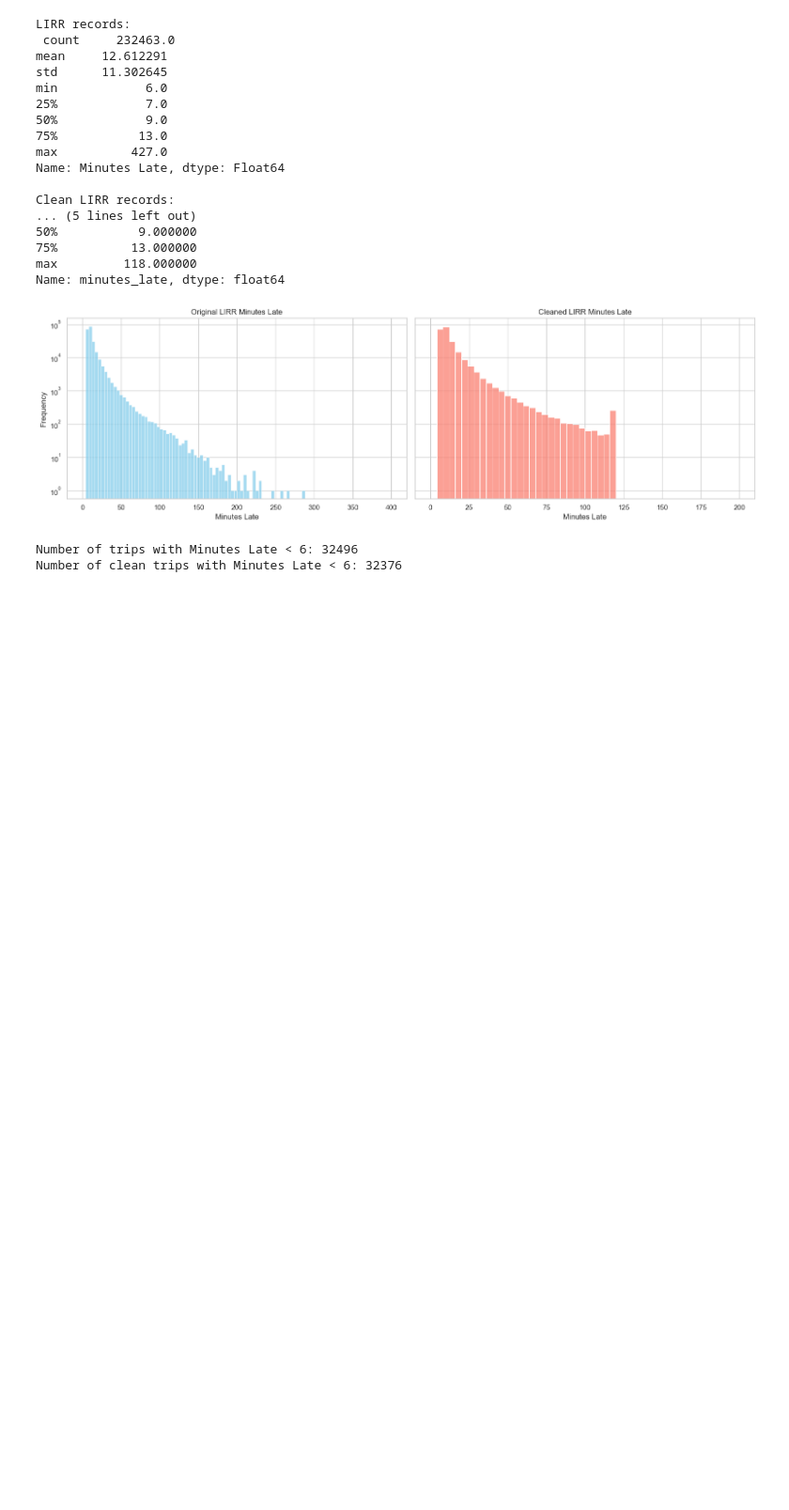
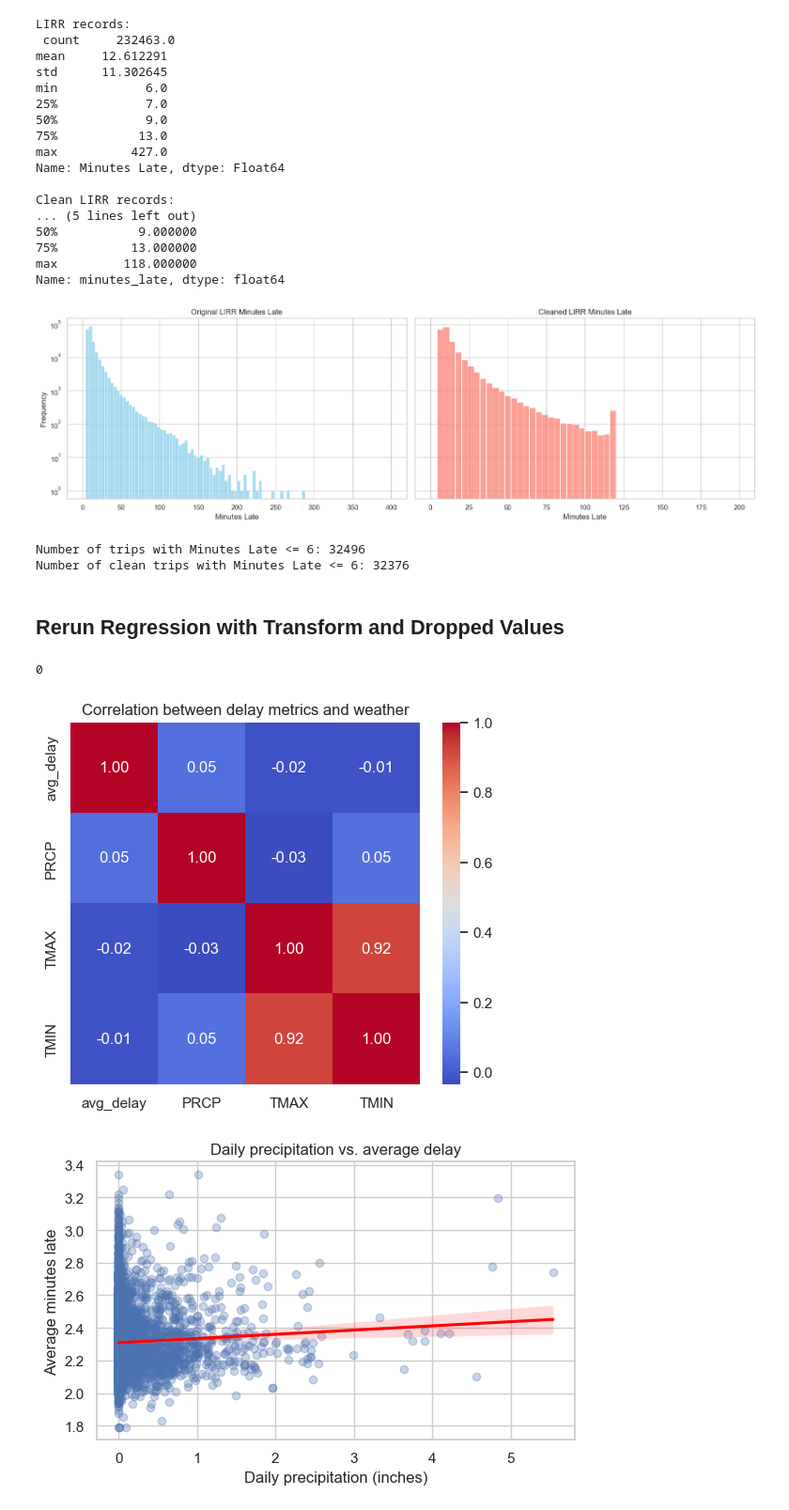
Before and after one commit to WSU-CS6580-Spring2026/Team-Hill-And-Friend, a Jupyter notebook: notebooks/EDA.ipynb, the cells around one changed output. Shown at 94% size. Saved outputs shown, nothing was run; the diff lists cells and outputs as text; code cells hidden in the pictures; blank space fills up the shorter version.

```diff
--- a/notebooks/EDA.ipynb
+++ b/notebooks/EDA.ipynb
@@ -601,8 +710,61 @@ small_delays = lirr_df[lirr_df['Minutes Late'] <= 6]
 clean_small_delays = clean_lirr_df[clean_lirr_df['minutes_late'] <= 6]
 
 # Print all values
-print("Number of trips with Minutes Late < 6:", len(small_delays))
-print("Number of clean trips with Minutes Late < 6:", len(clean_small_delays))
+print("Number of trips with Minutes Late <= 6:", len(small_delays))
+print("Number of clean trips with Minutes Late <= 6:", len(clean_small_delays))
 # %% [output]
-Number of trips with Minutes Late < 6: 32496
-Number of clean trips with Minutes Late < 6: 32376
+Number of trips with Minutes Late <= 6: 32496
+Number of clean trips with Minutes Late <= 6: 32376
+# %% [markdown]
+## Rerun Regression with Transform and Dropped Values
+# %%
+lirr_df_drop = lirr_df[lirr_df["Status"].astype(str).str.strip().str.lower() == "late"].copy()
+print(len(lirr_df_drop[lirr_df_drop['Minutes Late'] == 0]))
+# %% [output]
+0
+# %%
+# Log Transform
+lirr_df_drop['Minutes Late Log'] = np.log(lirr_df_drop['Minutes Late'])
+
+daily_summary = (
+    lirr_df_drop
+    .groupby('date')
+    .agg(
+        avg_delay=('Minutes Late Log', 'mean'),
+        late_share=('is_late', 'mean')
+    )
+)
+
+weather_daily = (
+    weather_df.set_index('DATE')
+    .resample('D')
+    .agg(PRCP=('PRCP', 'sum'), TMAX=('TMAX', 'max'), TMIN=('TMIN', 'min'))
+)
+
+combined = (
+    daily_summary
+    .join(weather_daily, how='inner')
+    .dropna(subset=['avg_delay', 'PRCP', 'TMAX', 'TMIN'])
+)
+
+corr = combined[['avg_delay', 'PRCP', 'TMAX', 'TMIN']].corr()
+fig, ax = plt.subplots(figsize=(6, 5))
+sns.heatmap(corr, annot=True, fmt='.2f', cmap='coolwarm', ax=ax)
+ax.set_title('Correlation between delay metrics and weather')
+
+fig, ax = plt.subplots(figsize=(6, 4))
+sns.regplot(
+    data=combined,
+    x='PRCP',
+    y='avg_delay',
+    scatter_kws={'alpha': 0.3},
+    line_kws={'color': 'red'},
+    ax=ax,
+)
+ax.set_title('Daily precipitation vs. average delay')
+ax.set_xlabel('Daily precipitation (inches)')
+ax.set_ylabel('Average minutes late')
+plt.tight_layout()
+# %% [output]
+[figure, added]
+[figure, added]
```
Also changed, not shown: parts of 7 cells of this notebook.
